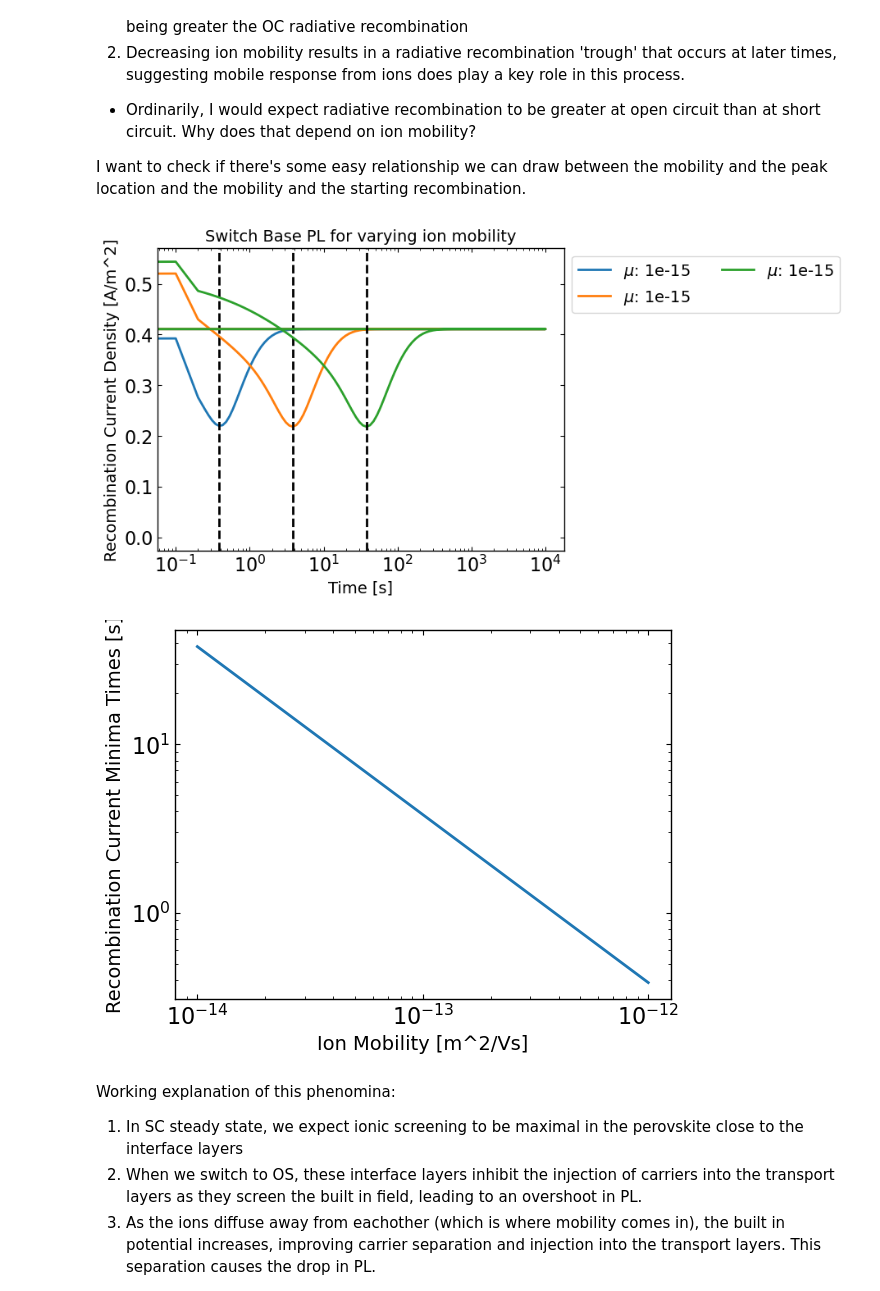
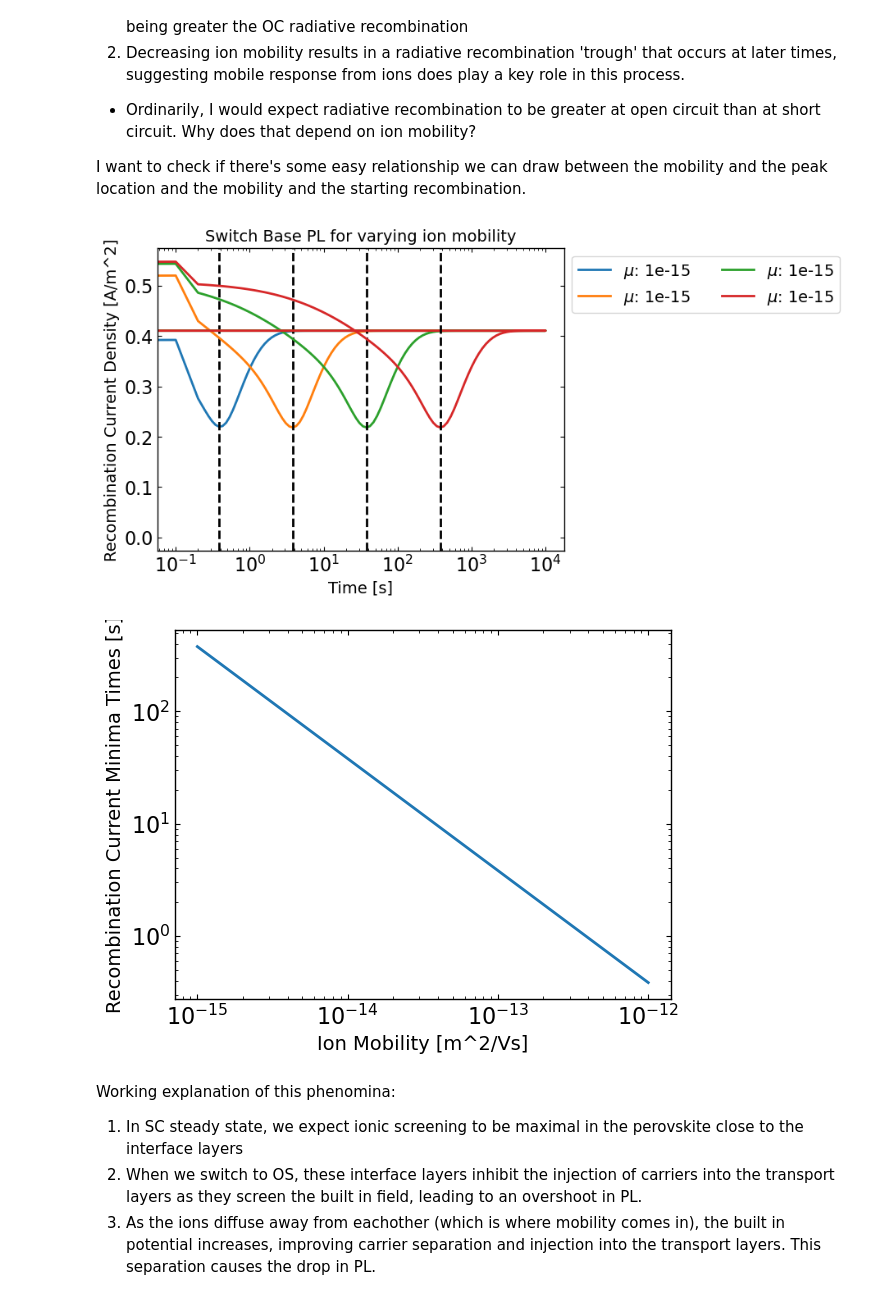
Before and after one commit to joshedmundson/pySIMsalabim, a Jupyter notebook: Notebooks/New PL Project/analysis.ipynb, the cells around one changed output. Drawn from its saved outputs; the diff is of its cells as text; code cells hidden in the pictures.

```diff
--- a/Notebooks/New PL Project/analysis.ipynb
+++ b/Notebooks/New PL Project/analysis.ipynb
@@ -184,37 +185,37 @@ I want to check if there's some easy relationship we can draw between the mobili
 # Try to get some peak times for the different decay processes
 from scipy.signal import find_peaks
 
 recombination_current_trough_indexes = []
 
-for run in zimt_runs[1:4]:
+for run in zimt_runs[1:5]:
     peaks = find_peaks(1/run.tj_data["JdirL2"].values, height=0.1)[0]
     recombination_current_trough_indexes.append(peaks[0])
 
     label = f"$\\mu$: {zimt_run.mu_anion}"
     plt.plot(run.tj_data['t'],run.tj_data['JdirL2'], label=label)
     plt.axvline(run.tj_data['t'][peaks[0]], linestyle='--', color='black')
 
 plt.xscale('log')
 plt.xlabel("Time [s]")
 plt.ylabel("Recombination Current Density [A/m^2]")
 plt.title("Switch Base PL for varying ion mobility")
 plt.legend(bbox_to_anchor=(1,1),ncols=2)
 plt.show()
 
 # Plot peak times against mobility
-ion_mobility = [run.mu_anion for run in zimt_runs[1:4]]
+ion_mobility = [run.mu_anion for run in zimt_runs[1:5]]
 recombination_current_trough_times = [run.tj_data['t'][index] for index in recombination_current_trough_indexes]
 
 plt.plot(ion_mobility, recombination_current_trough_times)
 plt.xlabel("Ion Mobility [m^2/Vs]")
 plt.ylabel("Recombination Current Minima Times [s]")
 plt.xscale("log")
 plt.yscale("log")
 plt.title("")
 plt.show()
 # %% [output]
-[figure, old version]
+[figure, new version]
-[figure, old version]
+[figure, new version]
 # %% [markdown]
 Working explanation of this phenomina:
 1. In SC steady state, we expect ionic screening to be maximal in the perovskite close to the interface layers
```
Also changed, not shown: parts of 6 cells of this notebook.
